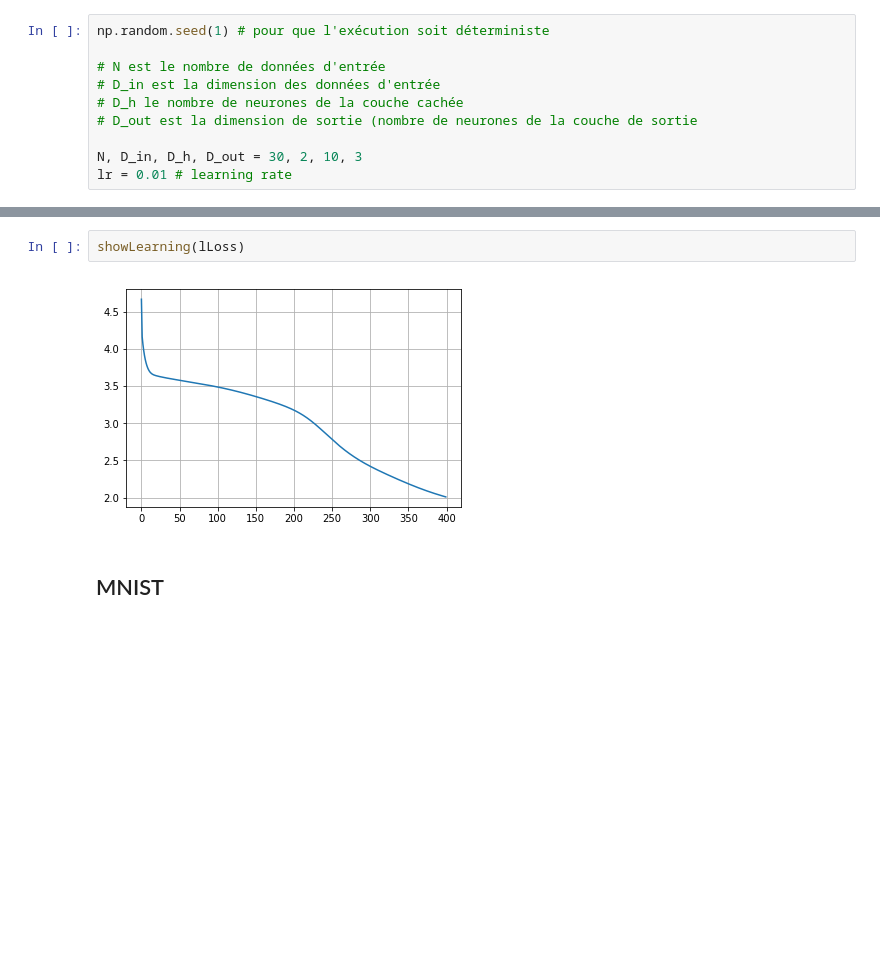
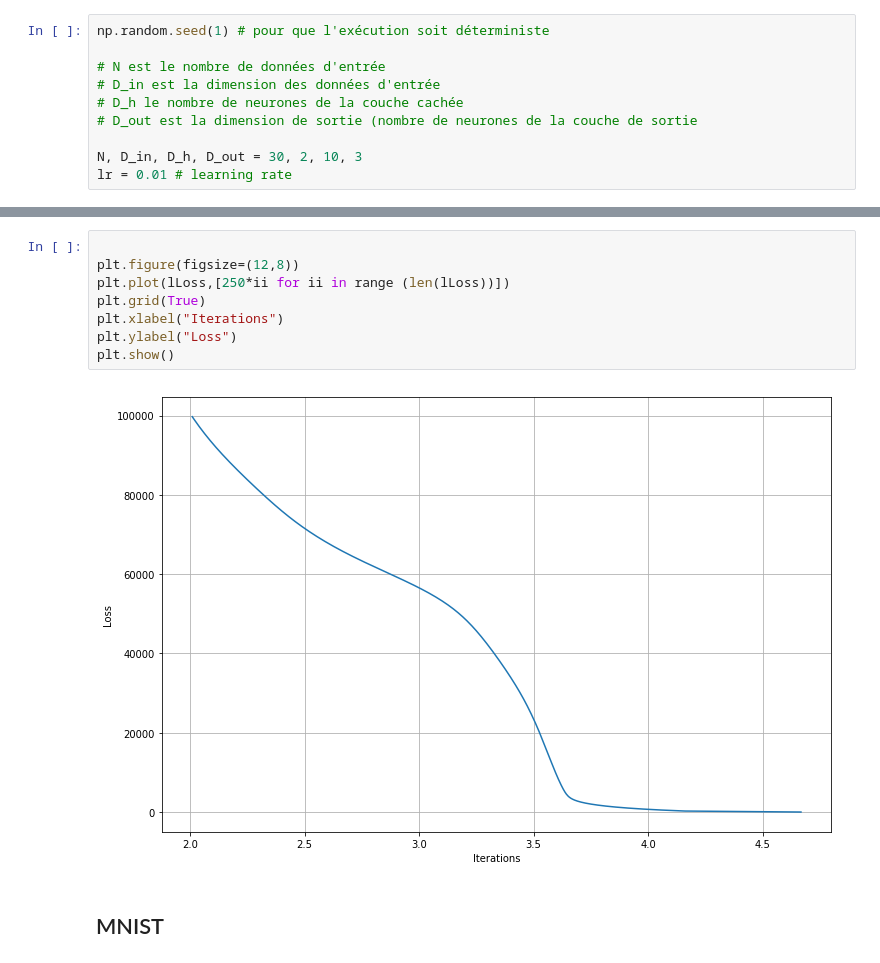
Before and after one commit to FrancoisPgm/apprentissage_auto, a Jupyter notebook: DeepLearning.ipynb, the cells around one changed output, grey strips where cells are left out. Drawn from its saved outputs; the diff is of its cells as text; blank space fills up the shorter version.

```diff
--- a/DeepLearning.ipynb
+++ b/DeepLearning.ipynb
@@ -103,7 +99,13 @@ Results :
-# %%
-showLearning(lLoss)
-# %% [output]
-[figure, removed]
+# %%
+
+plt.figure(figsize=(12,8))
+plt.plot(lLoss,[250*ii for ii in range (len(lLoss))])
+plt.grid(True)
+plt.xlabel("Iterations")
+plt.ylabel("Loss")
+plt.show()
+# %% [output]
+[figure, added]
 # %% [markdown]
 ## MNIST
 # %% [markdown]
```
Also changed, not shown: parts of 17 cells of this notebook.
